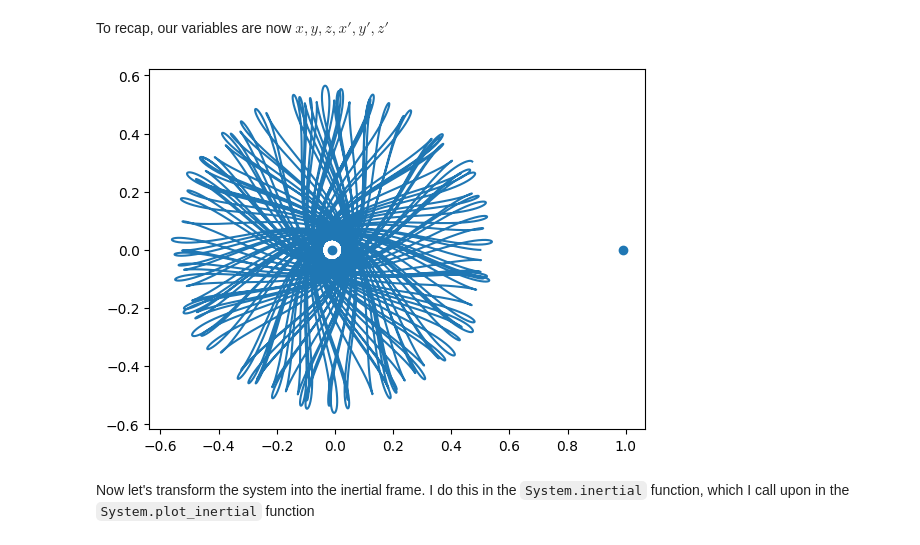
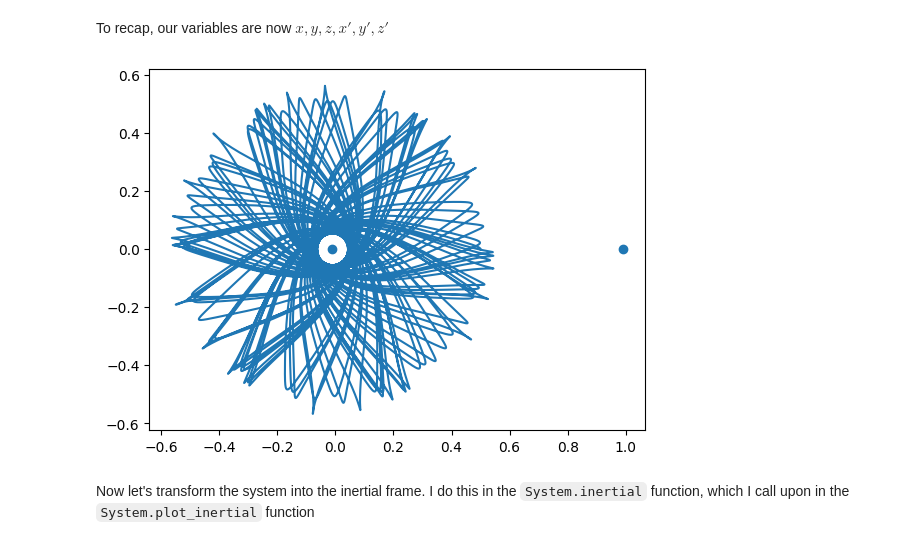
Before and after one commit to aasmund-mjos/Classical-Mechanics-Numerical-Project, a Jupyter notebook: main.ipynb, the cells around one changed output. Drawn from its saved outputs; the diff is of its cells as text; code cells hidden in the pictures.

```diff
--- a/main.ipynb
+++ b/main.ipynb
@@ -298,9 +344,9 @@ class System:
 # %%
 system = System(mu = 0.01)
-system.solve(dt = 0.001, initial = [0.5,0,0,0,0,0], T = 100)
+system.solve(dt = 0.001, initial = [0.5,0,0,0,0.1,0], T = 100)
 system.plot()
 # %% [output]
-[figure, old version]
+[figure, new version]
 # %% [markdown]
 Now let's transform the system into the inertial frame. I do this in the `System.inertial` function, which I call upon in the `System.plot_inertial` function
 # %%
```
Also changed, not shown: parts of 23 cells of this notebook.
